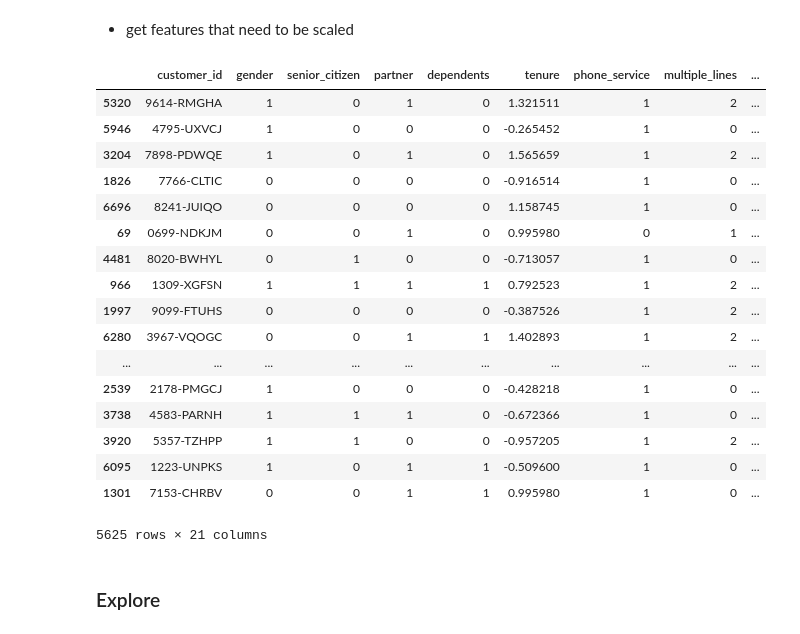
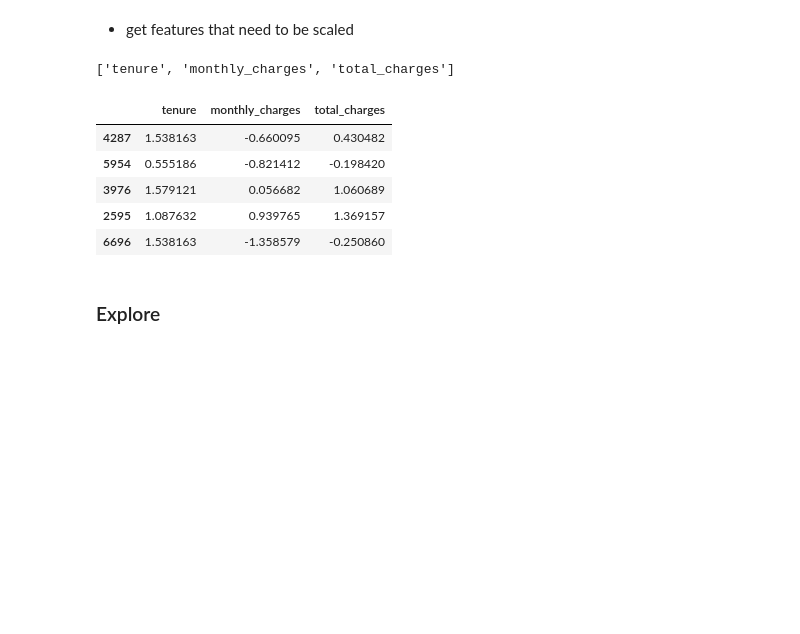
Before and after one commit to DomPedrotti/Classification_Project, a Jupyter notebook: mvp.ipynb, the cells around one changed output. Cells and saved outputs as stored; diff of their text form; code cells hidden in the pictures; blank space fills up the shorter version.

```diff
--- a/mvp.ipynb
+++ b/mvp.ipynb
@@ -215,7 +229,8 @@ churn_df = churn_df.drop_duplicates()
 - drop redundant columns
 # %%
 churn_df = (churn_df.drop('contract_type_id', axis = 1)
-                    .drop('internet_service_type_id', axis = 1))
+                    .drop('internet_service_type_id', axis = 1)
+                    .drop('payment_type_id', axis = 1))
 # %%
 churn_df.columns.tolist()
 # %% [output]
@@ -239,6 +256,11 @@ churn_df.columns.tolist()
+# %%
+churn_df.replace('No internet service', 'No', inplace=True)
+churn_df.replace('No phone service', 'No', inplace=True)
 # %% [markdown]
 - encode columns with just a few unique values
 # %%
-for i in churn_df.columns.tolist():
-    if churn_df[i].nunique() <= 5:
-        churn_df[i] = LabelEncoder().fit_transform(churn_df[i])
+churn_df['churn'] = LabelEncoder().fit_transform(churn_df['churn']).astype(bool)
+churn_df.senior_citizen = churn_df.senior_citizen.astype(bool)
+# for i in churn_df.columns.tolist():
+#     if churn_df[i].nunique() <= 5:
+#         churn_df[i] = LabelEncoder().fit_transform(churn_df[i])
@@ -245,3 +269,5 @@ for i in churn_df.columns.tolist():
+# %%
+churn_df['e_check'] = churn_df.payment_type == 'Electronic check'
 # %% [markdown]
 - fix tenure white spaces
 # %%
@@ -268,28 +294,19 @@ scaler_features = []
 for i in features:
     if churn_df[i].nunique() > 5:
         scaler_features.append(i)
+scaler_features
+# %% [output]
+['tenure', 'monthly_charges', 'total_charges']
 # %%
-train_scaled, test_scaled = train, test
-scaler, train_scaled[scaler_features], test_scaled[scaler_features] = split_scale.standard_scaler(train[scaler_features], test[scaler_features])
-train_scaled
+train_scaled, test_scaled = train.copy(), test.copy()
+scaler, train_scaled[scaler_features], test_scaled[scaler_features] = split_scale.standard_scaler(train_scaled[scaler_features], test_scaled[scaler_features])
+train_scaled[scaler_features].head()
 # %% [output]
-|  | customer_id | gender | senior_citizen | partner | dependents | tenure | phone_service | multiple_lines | ... |
-| 5320 | 9614-RMGHA | 1 | 0 | 1 | 0 | 1.321511 | 1 | 2 | ... |
-| 5946 | 4795-UXVCJ | 1 | 0 | 0 | 0 | -0.265452 | 1 | 0 | ... |
-| 3204 | 7898-PDWQE | 1 | 0 | 1 | 0 | 1.565659 | 1 | 2 | ... |
-| 1826 | 7766-CLTIC | 0 | 0 | 0 | 0 | -0.916514 | 1 | 0 | ... |
-| 6696 | 8241-JUIQO | 0 | 0 | 0 | 0 | 1.158745 | 1 | 0 | ... |
-| 69 | 0699-NDKJM | 0 | 0 | 1 | 0 | 0.995980 | 0 | 1 | ... |
-| 4481 | 8020-BWHYL | 0 | 1 | 0 | 0 | -0.713057 | 1 | 0 | ... |
-| 966 | 1309-XGFSN | 1 | 1 | 1 | 1 | 0.792523 | 1 | 2 | ... |
-| 1997 | 9099-FTUHS | 0 | 0 | 0 | 0 | -0.387526 | 1 | 2 | ... |
-| 6280 | 3967-VQOGC | 0 | 0 | 1 | 1 | 1.402893 | 1 | 2 | ... |
-| ... | ... | ... | ... | ... | ... | ... | ... | ... | ... |
-| 2539 | 2178-PMGCJ | 1 | 0 | 0 | 0 | -0.428218 | 1 | 0 | ... |
-| 3738 | 4583-PARNH | 1 | 1 | 1 | 0 | -0.672366 | 1 | 0 | ... |
-| 3920 | 5357-TZHPP | 1 | 1 | 0 | 0 | -0.957205 | 1 | 2 | ... |
-| 6095 | 1223-UNPKS | 1 | 0 | 1 | 1 | -0.509600 | 1 | 0 | ... |
-| 1301 | 7153-CHRBV | 0 | 0 | 1 | 1 | 0.995980 | 1 | 0 | ... |
+|  | tenure | monthly_charges | total_charges |
+| 4287 | 1.538163 | -0.660095 | 0.430482 |
+| 5954 | 0.555186 | -0.821412 | -0.198420 |
+| 3976 | 1.579121 | 0.056682 | 1.060689 |
+| 2595 | 1.087632 | 0.939765 | 1.369157 |
+| 6696 | 1.538163 | -1.358579 | -0.250860 |
-5625 rows × 21 columns
 # %% [markdown]
 ### Explore
```
Also changed, not shown: parts of 25 cells of this notebook.
